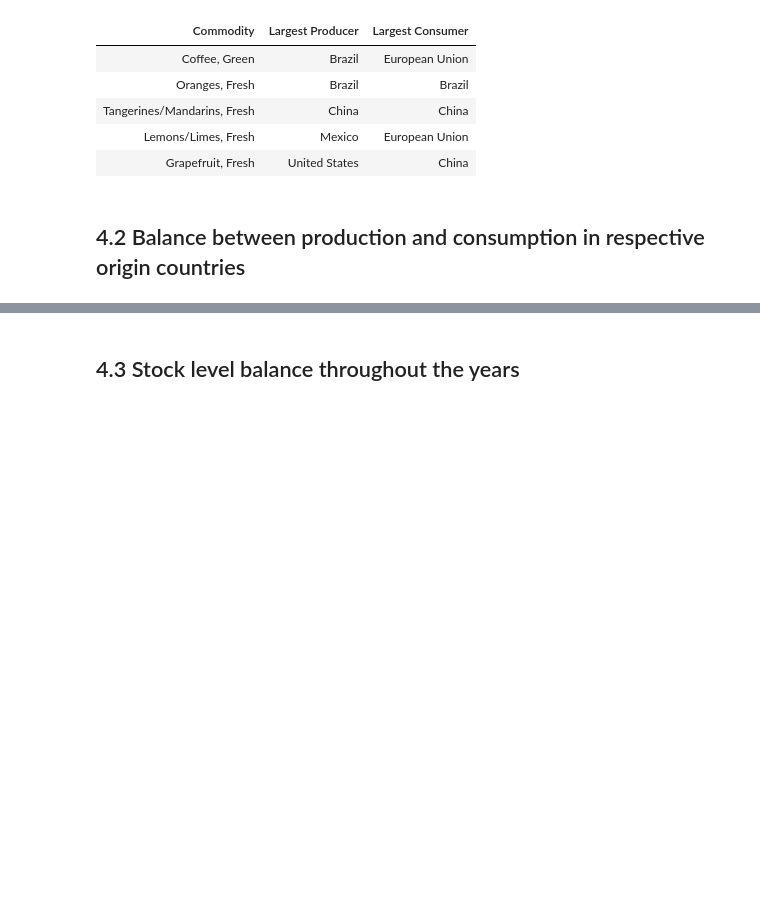
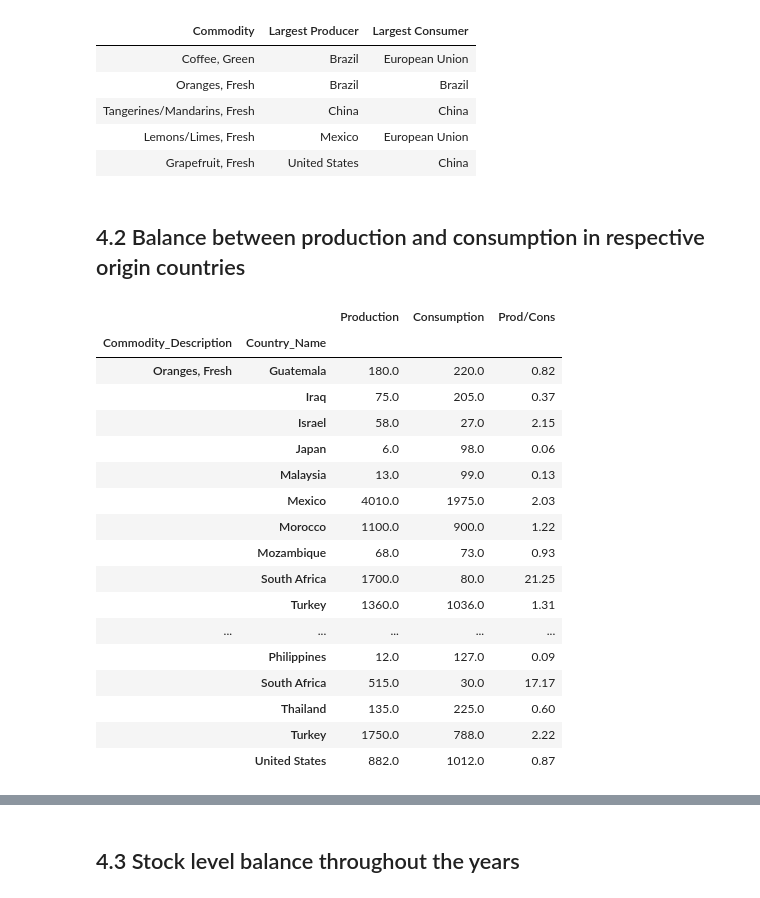
Before and after one commit to gabrielatrindade/commodities_analysis, a Jupyter notebook: 5_commodities_visualization.ipynb, the cells around one changed output, grey strips where cells are left out. Drawn from its saved outputs; the diff is of its cells as text; code cells hidden in the pictures; blank space fills up the shorter version.

```diff
--- a/5_commodities_visualization.ipynb
+++ b/5_commodities_visualization.ipynb
@@ -157,0 +198,28 @@ stylize_df_top_country_per_commodity(largest_consumers_producers_per_commodity,
+# %%
+production_consumption_per_country = \
+    get_production_consumption_from_producers(df_production=commodities_production_2020,
+                                              df_consumption=commodities_consumption_2020)
+
+production_consumption_per_country['Prod/Cons'] = \
+    calculate_production_consumption_balance(production_consumption_per_country)
+
+production_consumption_per_country.tail(25)
+# %% [output]
+|  |  | Production | Consumption | Prod/Cons |
+| Commodity_Description | Country_Name |  |  |  |
+| Oranges, Fresh | Guatemala | 180.0 | 220.0 | 0.82 |
+|  | Iraq | 75.0 | 205.0 | 0.37 |
+|  | Israel | 58.0 | 27.0 | 2.15 |
+|  | Japan | 6.0 | 98.0 | 0.06 |
+|  | Malaysia | 13.0 | 99.0 | 0.13 |
+|  | Mexico | 4010.0 | 1975.0 | 2.03 |
+|  | Morocco | 1100.0 | 900.0 | 1.22 |
+|  | Mozambique | 68.0 | 73.0 | 0.93 |
+|  | South Africa | 1700.0 | 80.0 | 21.25 |
+|  | Turkey | 1360.0 | 1036.0 | 1.31 |
+| ... | ... | ... | ... | ... |
+|  | Philippines | 12.0 | 127.0 | 0.09 |
+|  | South Africa | 515.0 | 30.0 | 17.17 |
+|  | Thailand | 135.0 | 225.0 | 0.60 |
+|  | Turkey | 1750.0 | 788.0 | 2.22 |
+|  | United States | 882.0 | 1012.0 | 0.87 |
```
Also changed, not shown: parts of 3 cells of this notebook.
